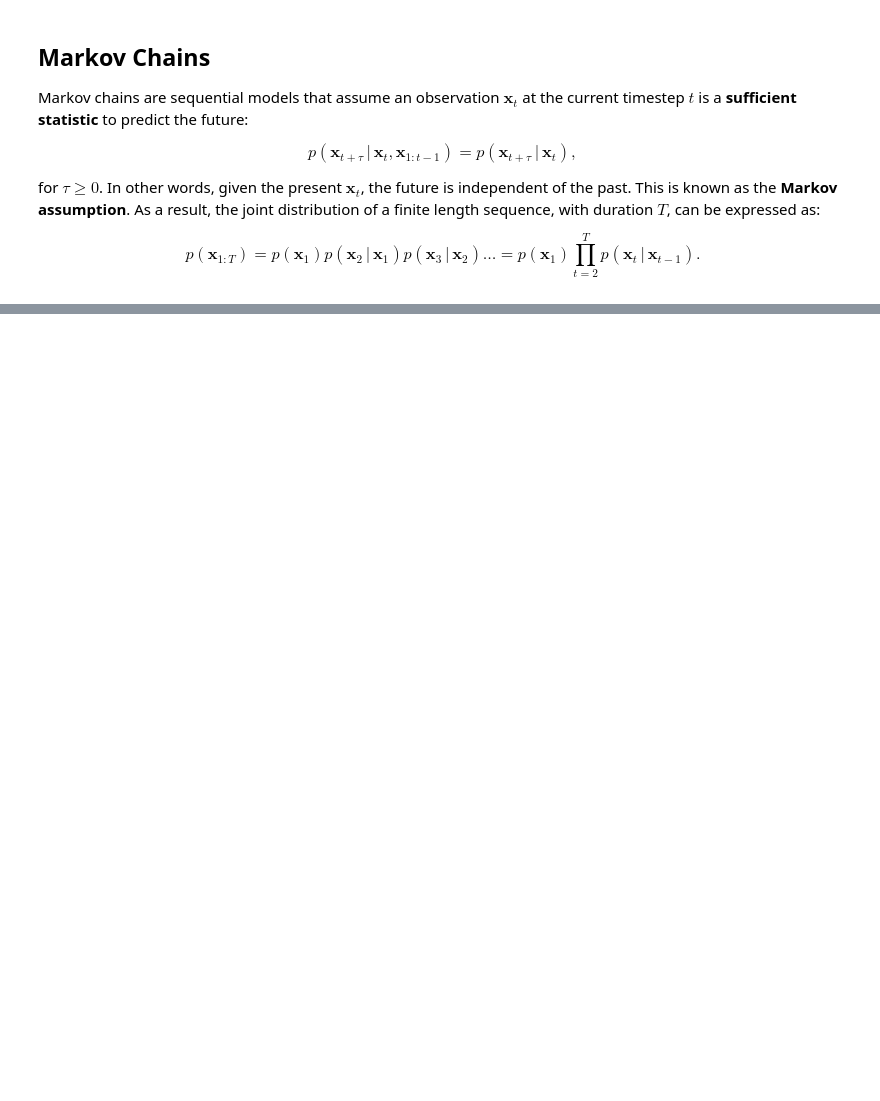
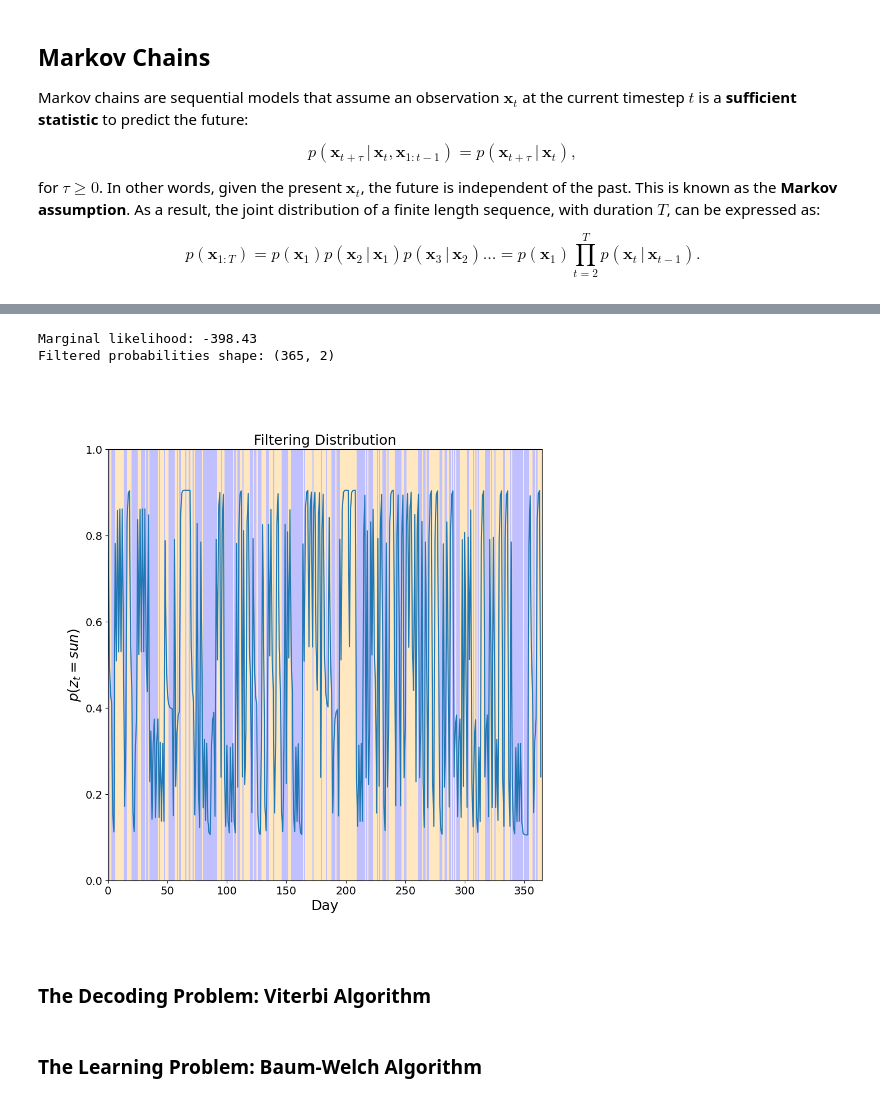
Before and after one commit to mazrk7/machine_learning_resources, a Jupyter notebook: notebooks/dynamic_bayes_nets/hmm.ipynb, the cells around one changed output, grey strips where cells are left out. Saved outputs shown, nothing was run; the diff lists cells and outputs as text; code cells hidden in the pictures; blank space fills up the shorter version.

```diff
--- a/notebooks/dynamic_bayes_nets/hmm.ipynb
+++ b/notebooks/dynamic_bayes_nets/hmm.ipynb
@@ -110,0 +296,27 @@ where $\boldsymbol{\mu}_j \in \mathbb{R}^{N_x}$ and $\boldsymbol{\Sigma}_j \in \
+# %%
+z_given_x = hmm.filter(params, x)
+print(f"Marginal likelihood: {z_given_x.marginal_loglik: .2f}")
+print(f"Filtered probabilities shape: {z_given_x.filtered_probs.shape}")
+
+def plot_posterior_probs(probs, states, title=""):
+    fig = plt.figure(figsize=(10, 10))
+
+    plt.imshow(states[None, :], extent=(0, T, 0, 1),
+               interpolation='none', aspect='auto', cmap=state_cmap, alpha=0.25)
+    plt.plot(probs[:, 0])   # probability of the weather being sunny (z=0)
+    plt.xlabel("Day")
+    plt.ylabel(r"$p(z_t = sun)$")
+    plt.ylim(0, 1)
+    plt.title("Filtering Distribution")
+
+    plt.show()
+
+plot_posterior_probs(z_given_x.filtered_probs, z)
+# %% [output]
+Marginal likelihood: -398.43
+Filtered probabilities shape: (365, 2)
+[figure, added]
+# %% [markdown]
+### The Decoding Problem: Viterbi Algorithm
+# %% [markdown]
+### The Learning Problem: Baum-Welch Algorithm
```
Also changed, not shown: parts of 13 cells of this notebook, 2 other files.
